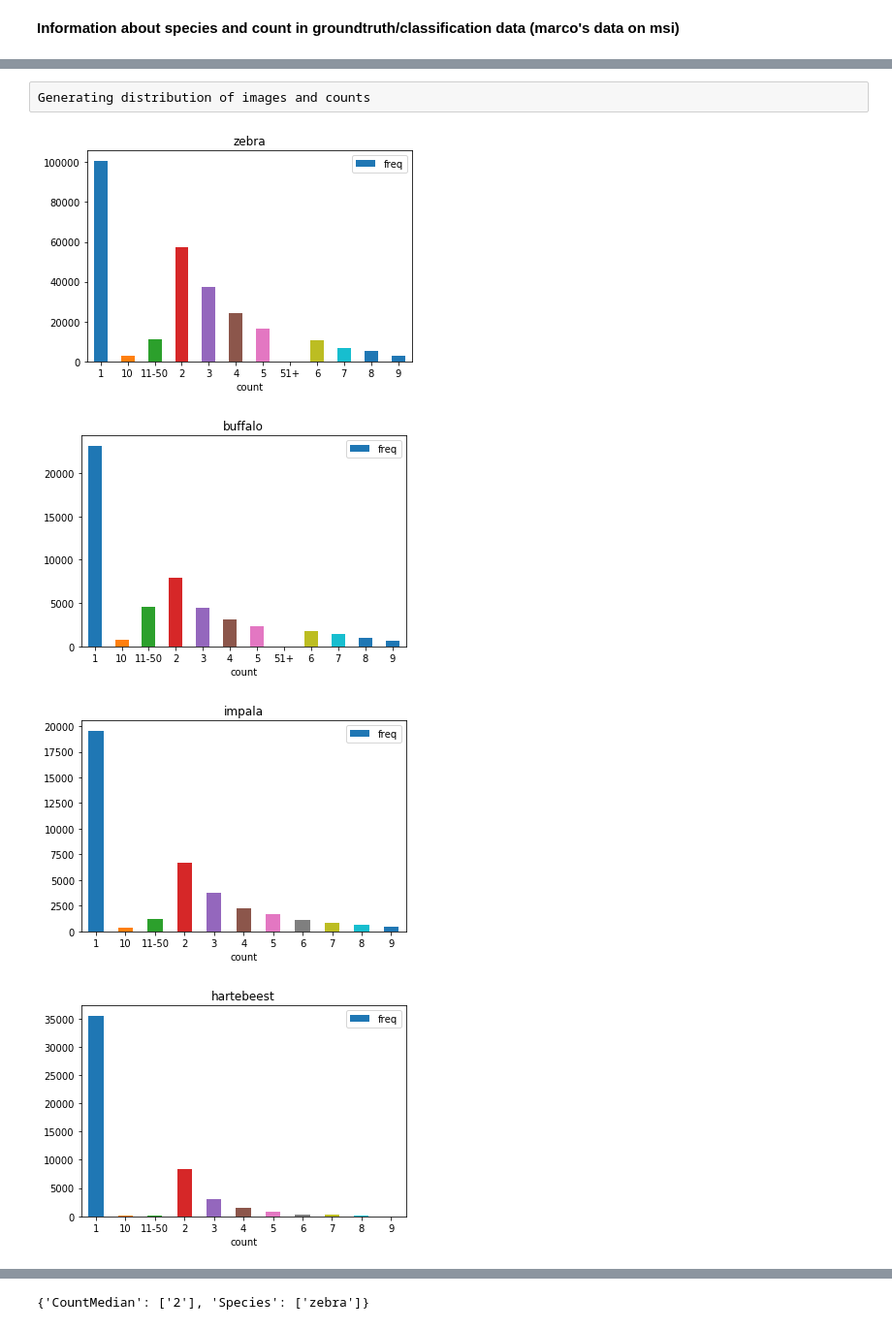
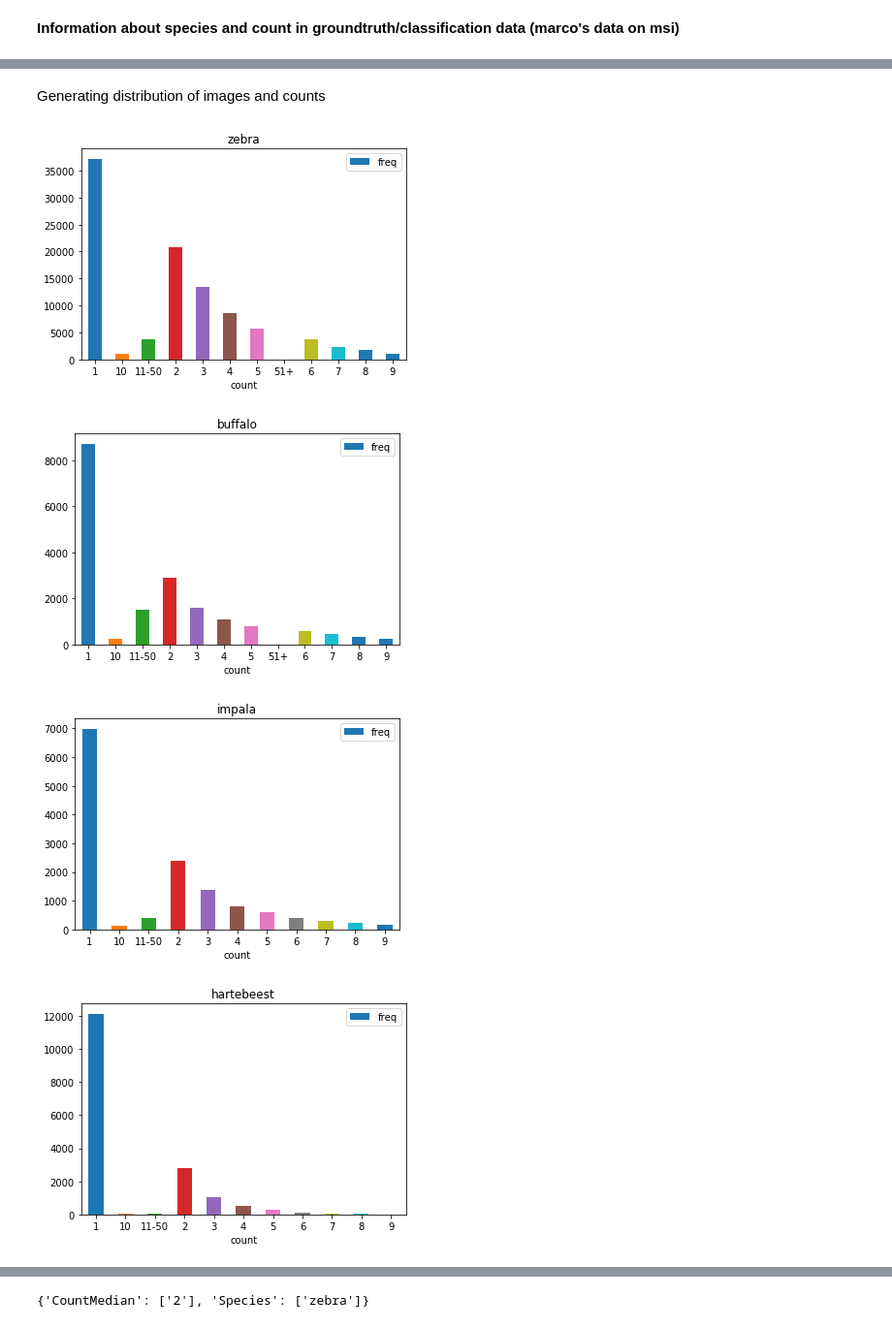
Before and after one commit to Manish-rai21bit/camera-trap-detection, a Jupyter notebook: bootstrapping/bootstrapping_species_detection.ipynb, the cells around one changed output, grey strips where cells are left out. Shown at 97% size. Cells and saved outputs as stored; diff of their text form; code cells hidden in the pictures.

```diff
--- a/bootstrapping/bootstrapping_species_detection.ipynb
+++ b/bootstrapping/bootstrapping_species_detection.ipynb
@@ -133,8 +125,8 @@ df_image3 = df[['species', 'count', 'image3']]
 df_image3 = df_image1.rename(columns = {'image3':'filename'}, index=str)
 print(df_image3.shape)
 
-df_image1 = df_image1.append(df_image2)
-df_image1 = df_image1.append(df_image3)
+df_image1.append(df_image2)
+df_image1.append(df_image3)
 
 # The groundtruth/classification data has a lot empty images. removing the empty images
 df_image1 = df_image1[df_image1['species']!= 'empty']
@@ -152,20 +144,20 @@ df_image1.head()
 | 5 | gazellegrants | 1 | SER/S1/B04/B04_R1/S1_B04_R1_PICT0... |
 | 6 | reedbuck | 1 | SER/S1/B04/B04_R1/S1_B04_R1_PICT0... |
 | 7 | dikdik | 1 | SER/S1/B04/B04_R1/S1_B04_R1_PICT0... |
-# %% [raw]
-Generating distribution of images and counts
+# %% [markdown]
+Generating distribution of images and counts
 # %%
 df_image2 = df_image1.groupby(by=['species', 'count'], as_index=False).count()
 df_image3 = df_image2.sort_values(by=['species', 'count'])\
                             .rename(index=str, columns={'filename':'freq'})
 #df_image1[df_image1['count']=='51+'] #.drop_duplicates(['filename'])#[['count', 'filename']]
-df_image3
+# df_image3
 
 for species in ['zebra', 'buffalo', 'impala', 'hartebeest', 'wildebeest']:
     df_inter = df_image3[df_image3['species']==species][['count', 'freq']]
     ax = df_inter.plot.bar(x='count', y='freq', rot=0, title=species)
 # %% [output]
-[figure, old version]
+[figure, new version]
-[figure, old version]
+[figure, new version]
-[figure, old version]
+[figure, new version]
-[figure, old version]
+[figure, new version]
```
Also changed, not shown: parts of 10 cells of this notebook, 4 other files.
